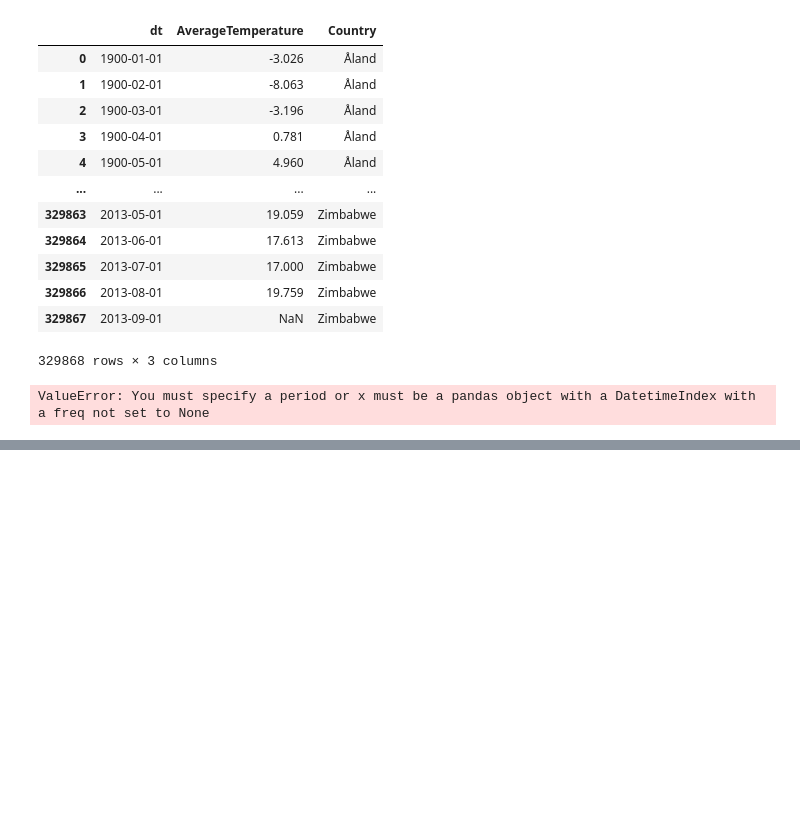
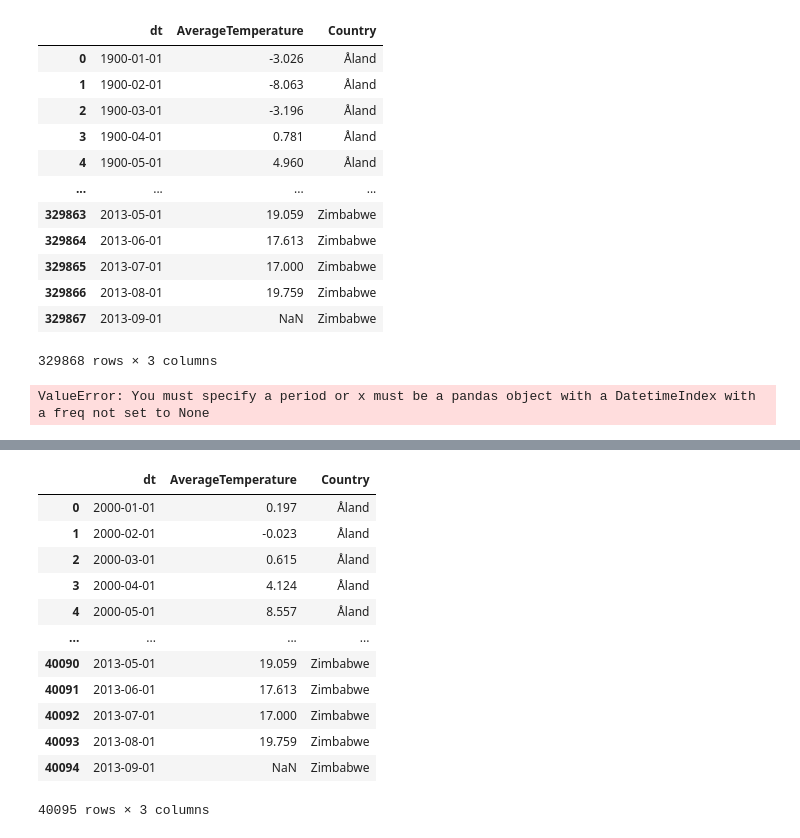
Before and after one commit to JosePabloPonce/Laboratorio-2-Data-Science, a Jupyter notebook: laboratorio.ipynb, the cells around one changed output, grey strips where cells are left out. Saved outputs shown, nothing was run; the diff lists cells and outputs as text; code cells hidden in the pictures; blank space fills up the shorter version.

```diff
--- a/laboratorio.ipynb
+++ b/laboratorio.ipynb
@@ -469,0 +483,16 @@ dtype: object
+# %%
+temp1
+# %% [output]
+|  | dt | AverageTemperature | Country |
+| 0 | 2000-01-01 | 0.197 | Åland |
+| 1 | 2000-02-01 | -0.023 | Åland |
+| 2 | 2000-03-01 | 0.615 | Åland |
+| 3 | 2000-04-01 | 4.124 | Åland |
+| 4 | 2000-05-01 | 8.557 | Åland |
+| ... | ... | ... | ... |
+| 40090 | 2013-05-01 | 19.059 | Zimbabwe |
+| 40091 | 2013-06-01 | 17.613 | Zimbabwe |
+| 40092 | 2013-07-01 | 17.000 | Zimbabwe |
+| 40093 | 2013-08-01 | 19.759 | Zimbabwe |
+| 40094 | 2013-09-01 | NaN | Zimbabwe |
+40095 rows × 3 columns
```
Also changed, not shown: parts of 11 cells of this notebook.
